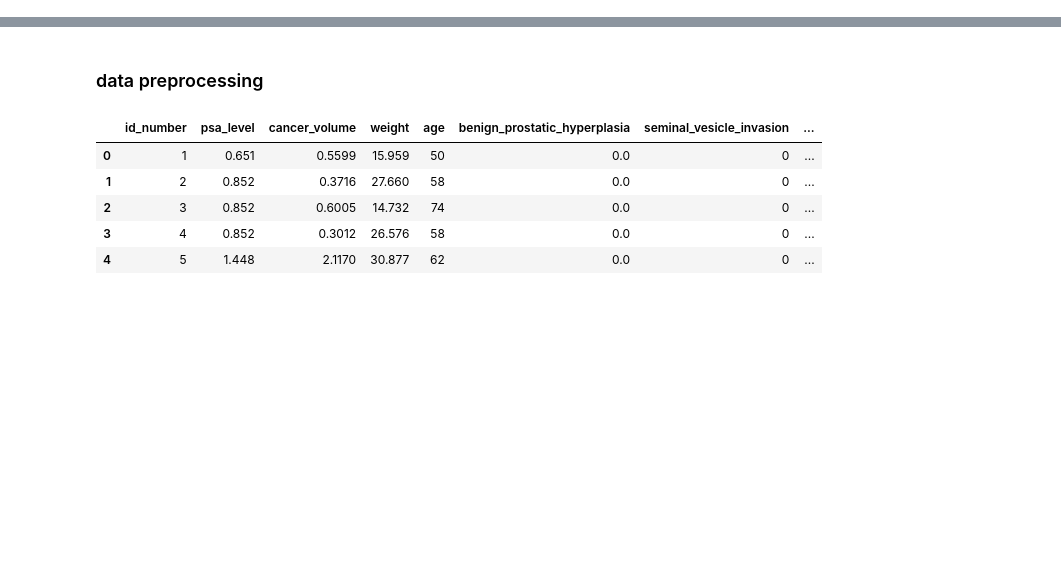
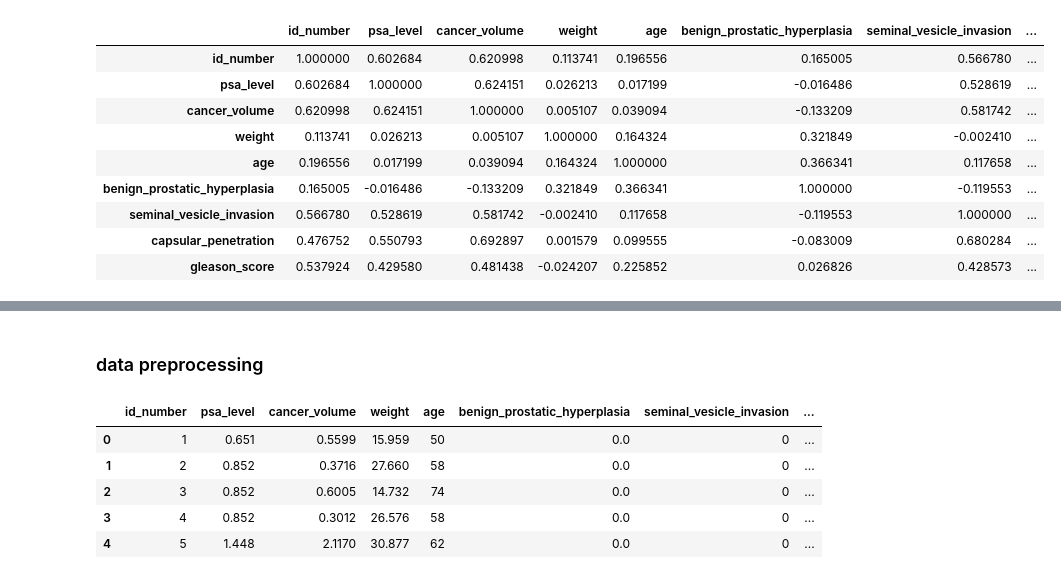
Before and after one commit to GalaxyDream/STA6166, a Jupyter notebook: nbs/STA6166.ipynb, the cells around one changed output, grey strips where cells are left out. Drawn from its saved outputs; the diff is of its cells as text; code cells hidden in the pictures; blank space fills up the shorter version.

```diff
--- a/nbs/STA6166.ipynb
+++ b/nbs/STA6166.ipynb
@@ -10 +26,14 @@ data = pd.read_csv('../resources/assignment3_1_cpy.txt', sep = ',', header = Non
+# %%
+data.corr()
+# %% [output]
+|  | id_number | psa_level | cancer_volume | weight | age | benign_prostatic_hyperplasia | seminal_vesicle_invasion | ... |
+| id_number | 1.000000 | 0.602684 | 0.620998 | 0.113741 | 0.196556 | 0.165005 | 0.566780 | ... |
+| psa_level | 0.602684 | 1.000000 | 0.624151 | 0.026213 | 0.017199 | -0.016486 | 0.528619 | ... |
+| cancer_volume | 0.620998 | 0.624151 | 1.000000 | 0.005107 | 0.039094 | -0.133209 | 0.581742 | ... |
+| weight | 0.113741 | 0.026213 | 0.005107 | 1.000000 | 0.164324 | 0.321849 | -0.002410 | ... |
+| age | 0.196556 | 0.017199 | 0.039094 | 0.164324 | 1.000000 | 0.366341 | 0.117658 | ... |
+| benign_prostatic_hyperplasia | 0.165005 | -0.016486 | -0.133209 | 0.321849 | 0.366341 | 1.000000 | -0.119553 | ... |
+| seminal_vesicle_invasion | 0.566780 | 0.528619 | 0.581742 | -0.002410 | 0.117658 | -0.119553 | 1.000000 | ... |
+| capsular_penetration | 0.476752 | 0.550793 | 0.692897 | 0.001579 | 0.099555 | -0.083009 | 0.680284 | ... |
+| gleason_score | 0.537924 | 0.429580 | 0.481438 | -0.024207 | 0.225852 | 0.026826 | 0.428573 | ... |
 # %%
```
Also changed, not shown: parts of 82 cells of this notebook, 10 other files.
